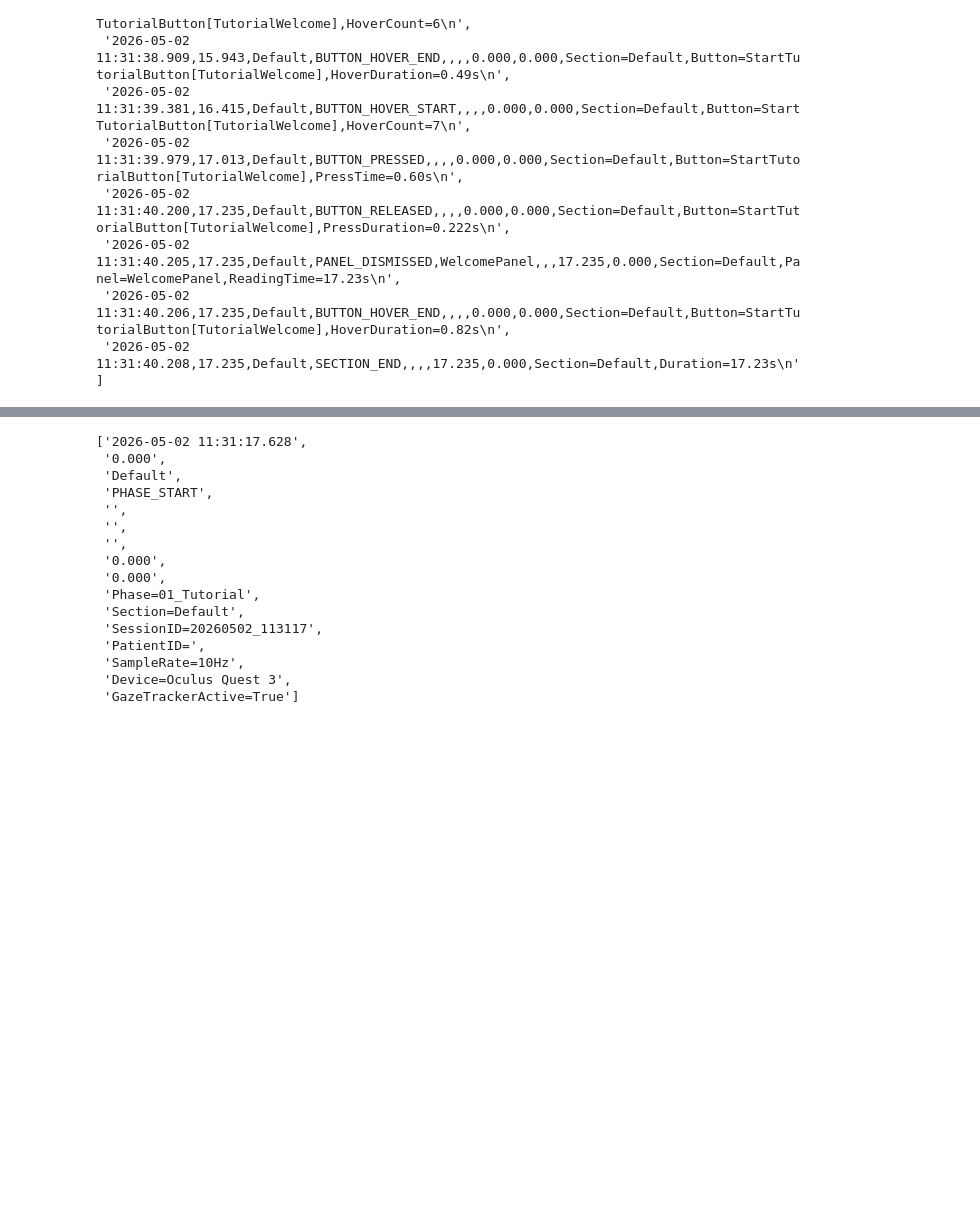
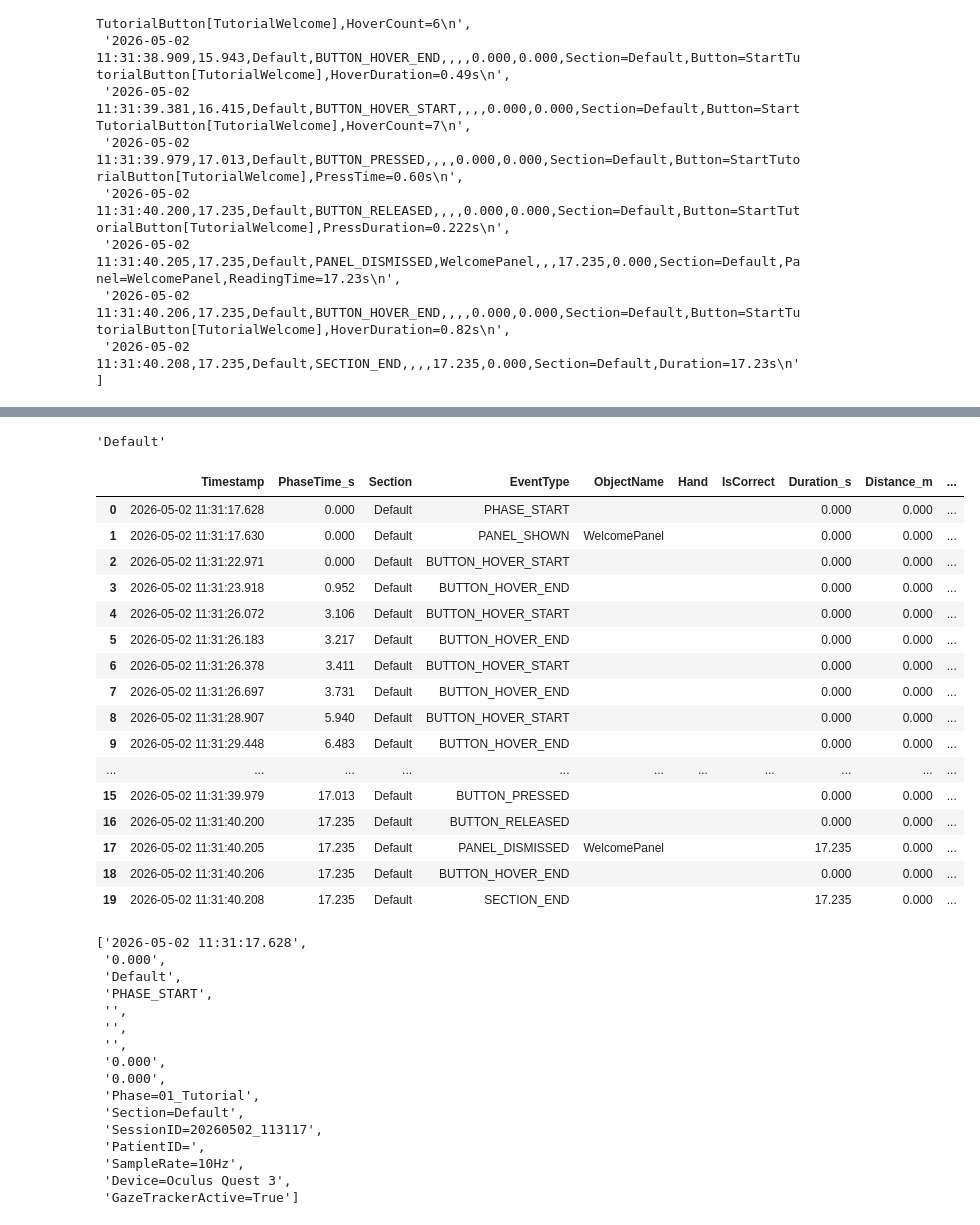
Before and after one commit to sana-mirahsani/detection_AD_with_VR_data, a Jupyter notebook: src/notebooks/creating_summary.ipynb, the cells around one changed output, grey strips where cells are left out. Cells and saved outputs as stored; diff of their text form; code cells hidden in the pictures; blank space fills up the shorter version.

Commit message:
extract sections from first csv file

```diff
--- a/src/notebooks/creating_summary.ipynb
+++ b/src/notebooks/creating_summary.ipynb
@@ -19,17 +67,18 @@ with open(file_path, "r", encoding="utf-8") as f:
 columns_line = lines[0]
 columns = columns_line.strip().split(",")
 lines.pop(0)  # remove the header line from the list of lines
+columns.append("Activity_Log")
 print(columns)
 
 # separate lines based on the section break
 pattern = r"^--- SECTION BREAK:"
-selected_lines = []
+section_lines = []
 
 for line in lines:
     if re.match(pattern, line):
-        #df = pd.DataFrame(selected_lines, columns=columns)
+        #df = pd.DataFrame(section_lines, columns=columns)
         break
-    selected_lines.append(line)
+    section_lines.append(line)
 
-print(selected_lines)
+print(section_lines)
 # %% [output]
@@ -63,9 +112,9 @@ selected_lines
  '2026-05-02 11:31:40.206,17.235,Default,BUTTON_HOVER_END,,,,0.000,0.000,Section=Default,Button=StartTutorialButton[TutorialWelcome],HoverDuration=0.82s\n',
  '2026-05-02 11:31:40.208,17.235,Default,SECTION_END,,,,17.235,0.000,Section=Default,Duration=17.23s\n']
 # %%
-cleaned_selected_lines = []
-for line in selected_lines:
+cleaned_section_lines = []
+for line in section_lines:
     messy_row = line.strip().split(",")
     messy_row[10] = messy_row[10:]
-    del messy_row[10:]
-    cleaned_selected_lines.append(messy_row)
+    del messy_row[11:]
+    cleaned_section_lines.append(messy_row)
@@ -91,0 +144,26 @@ cleaned_selected_lines
+# %%
+df = pd.DataFrame(cleaned_section_lines, columns=columns)
+# %%
+df['Section'].unique()[0]
+# %% [output]
+'Default'
+# %%
+df
+# %% [output]
+|  | Timestamp | PhaseTime_s | Section | EventType | ObjectName | Hand | IsCorrect | Duration_s | Distance_m | ... |
+| 0 | 2026-05-02 11:31:17.628 | 0.000 | Default | PHASE_START |  |  |  | 0.000 | 0.000 | ... |
+| 1 | 2026-05-02 11:31:17.630 | 0.000 | Default | PANEL_SHOWN | WelcomePanel |  |  | 0.000 | 0.000 | ... |
+| 2 | 2026-05-02 11:31:22.971 | 0.000 | Default | BUTTON_HOVER_START |  |  |  | 0.000 | 0.000 | ... |
+| 3 | 2026-05-02 11:31:23.918 | 0.952 | Default | BUTTON_HOVER_END |  |  |  | 0.000 | 0.000 | ... |
+| 4 | 2026-05-02 11:31:26.072 | 3.106 | Default | BUTTON_HOVER_START |  |  |  | 0.000 | 0.000 | ... |
+| 5 | 2026-05-02 11:31:26.183 | 3.217 | Default | BUTTON_HOVER_END |  |  |  | 0.000 | 0.000 | ... |
+| 6 | 2026-05-02 11:31:26.378 | 3.411 | Default | BUTTON_HOVER_START |  |  |  | 0.000 | 0.000 | ... |
+| 7 | 2026-05-02 11:31:26.697 | 3.731 | Default | BUTTON_HOVER_END |  |  |  | 0.000 | 0.000 | ... |
+| 8 | 2026-05-02 11:31:28.907 | 5.940 | Default | BUTTON_HOVER_START |  |  |  | 0.000 | 0.000 | ... |
+| 9 | 2026-05-02 11:31:29.448 | 6.483 | Default | BUTTON_HOVER_END |  |  |  | 0.000 | 0.000 | ... |
+| ... | ... | ... | ... | ... | ... | ... | ... | ... | ... | ... |
+| 15 | 2026-05-02 11:31:39.979 | 17.013 | Default | BUTTON_PRESSED |  |  |  | 0.000 | 0.000 | ... |
+| 16 | 2026-05-02 11:31:40.200 | 17.235 | Default | BUTTON_RELEASED |  |  |  | 0.000 | 0.000 | ... |
+| 17 | 2026-05-02 11:31:40.205 | 17.235 | Default | PANEL_DISMISSED | WelcomePanel |  |  | 17.235 | 0.000 | ... |
+| 18 | 2026-05-02 11:31:40.206 | 17.235 | Default | BUTTON_HOVER_END |  |  |  | 0.000 | 0.000 | ... |
+| 19 | 2026-05-02 11:31:40.208 | 17.235 | Default | SECTION_END |  |  |  | 17.235 | 0.000 | ... |
```
Also changed, not shown: parts of 11 cells of this notebook, 1 other file.
